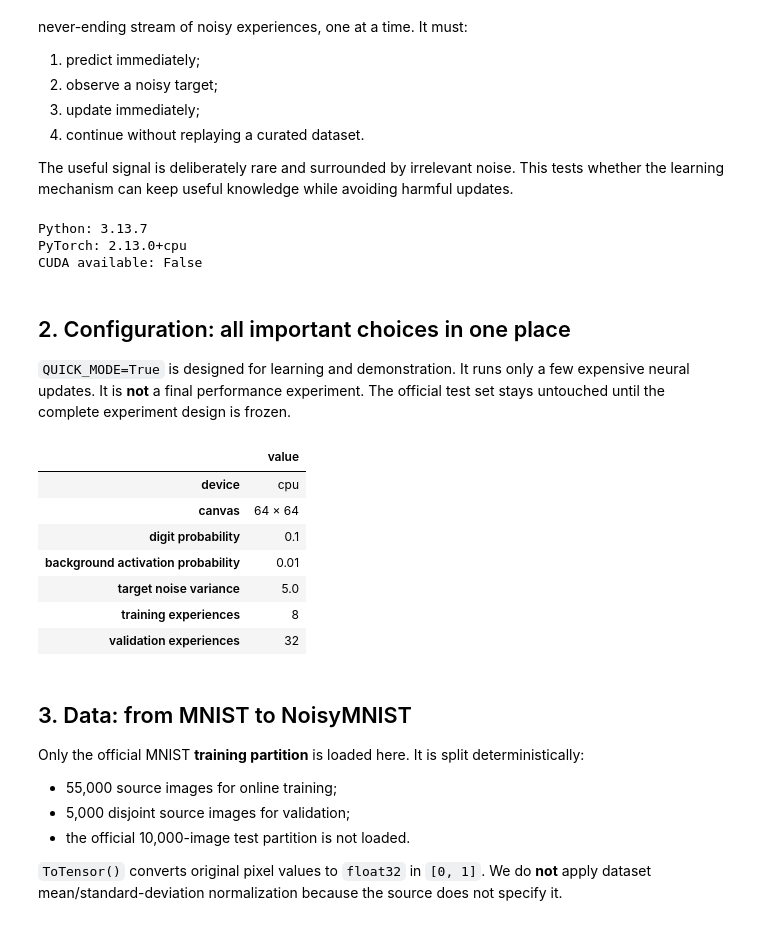
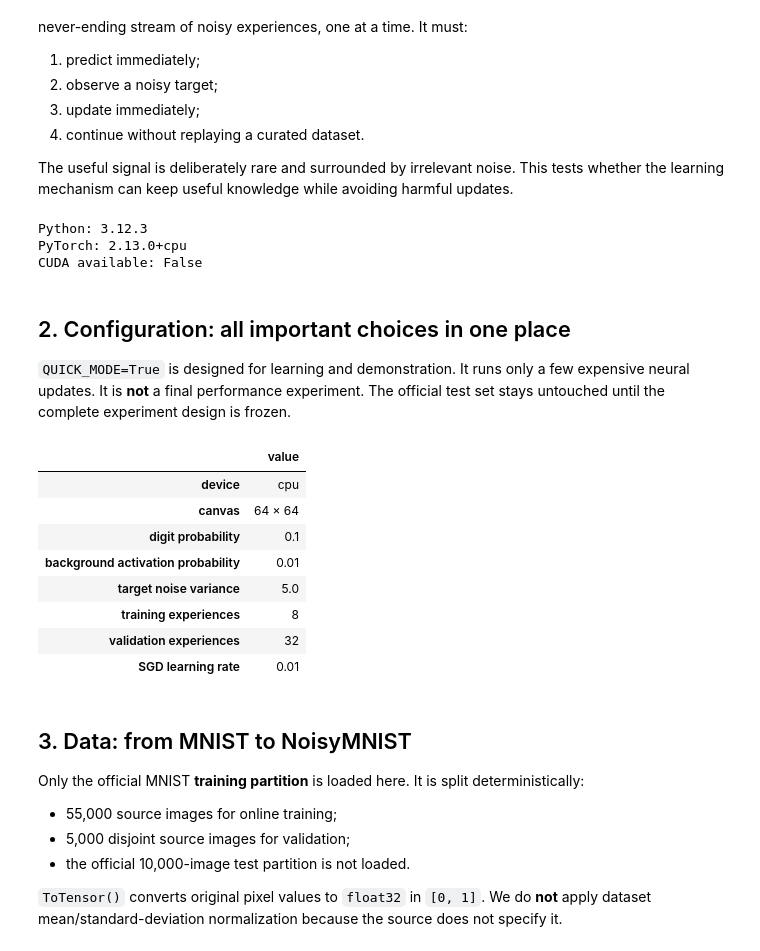
Before and after one commit to JosephKapalamula/continual-learning-on-NoisyMNIST-data, a Jupyter notebook: continual_learning_complete.ipynb, the cells around one changed output. Cells and saved outputs as stored; diff of their text form; code cells hidden in the pictures.

```diff
--- a/continual_learning_complete.ipynb
+++ b/continual_learning_complete.ipynb
@@ -47,16 +47,23 @@ from src.data import (
     sequences_equal,
 )
 from src.models import ModelConfig, NoisyMNISTMLP
-from src.optim import CanonicalLinearIDBD, IDBDConfig, LinearSGDConfig, VanillaLinearSGD
-from src.training import LossConvention, evaluate_model, make_vanilla_sgd, online_sgd_update
+from src.optim import (
+    CanonicalLinearIDBD, IDBDConfig, LinearSGDConfig, NetworkIDBD,
+    VanillaLinearSGD,
+)
+from src.training import (
+    LossConvention, evaluate_model, make_vanilla_sgd,
+    online_network_idbd_update, online_sgd_update,
+)
 from src.utils import seed_everything
 
 plt.style.use("seaborn-v0_8-whitegrid")
+plt.rcParams.update({"figure.dpi": 120, "axes.titleweight": "bold"})
 print("Python:", sys.version.split()[0])
 print("PyTorch:", torch.__version__)
 print("CUDA available:", torch.cuda.is_available())
 # %% [output]
-Python: 3.13.7
+Python: 3.12.3
 PyTorch: 2.13.0+cpu
 CUDA available: False
 # %% [markdown]
@@ -67,32 +74,37 @@ neural updates. It is **not** a final performance experiment. The official test
 untouched until the complete experiment design is frozen.
 # %%
 QUICK_MODE = True
-SGD_LEARNING_RATE = 0.001          # demonstration choice; not published by Oak Lab
+SGD_LEARNING_RATE = 0.01          # pilot winner; validate again over multiple seeds
 TRAIN_STEPS = 8 if QUICK_MODE else 1_000
 VALIDATION_STEPS = 32 if QUICK_MODE else 1_000
 
 config = ExperimentConfig(device="cuda" if torch.cuda.is_available() else "cpu")
 seed_everything(config.split_seed)
+
+def format_metric(value):
+    return f"{value:.6g}" if isinstance(value, (float, np.floating)) else value
 
 settings = pd.Series({
     "device": config.device,
     "canvas": f"{config.canvas_size} × {config.canvas_size}",
     "digit probability": config.digit_probability,
     "background activation probability": config.background_probability,
     "target noise variance": config.target_noise_variance,
     "training experiences": TRAIN_STEPS,
     "validation experiences": VALIDATION_STEPS,
+    "SGD learning rate": SGD_LEARNING_RATE,
 })
 display(settings.to_frame("value"))
 # %% [output]
 |  | value |
 | device | cpu |
 | canvas | 64 × 64 |
 | digit probability | 0.1 |
 | background activation probability | 0.01 |
 | target noise variance | 5.0 |
 | training experiences | 8 |
 | validation experiences | 32 |
+| SGD learning rate | 0.01 |
 # %% [markdown]
 ## 3. Data: from MNIST to NoisyMNIST
 
```
Also changed, not shown: parts of 7 cells of this notebook, 17 other files.
